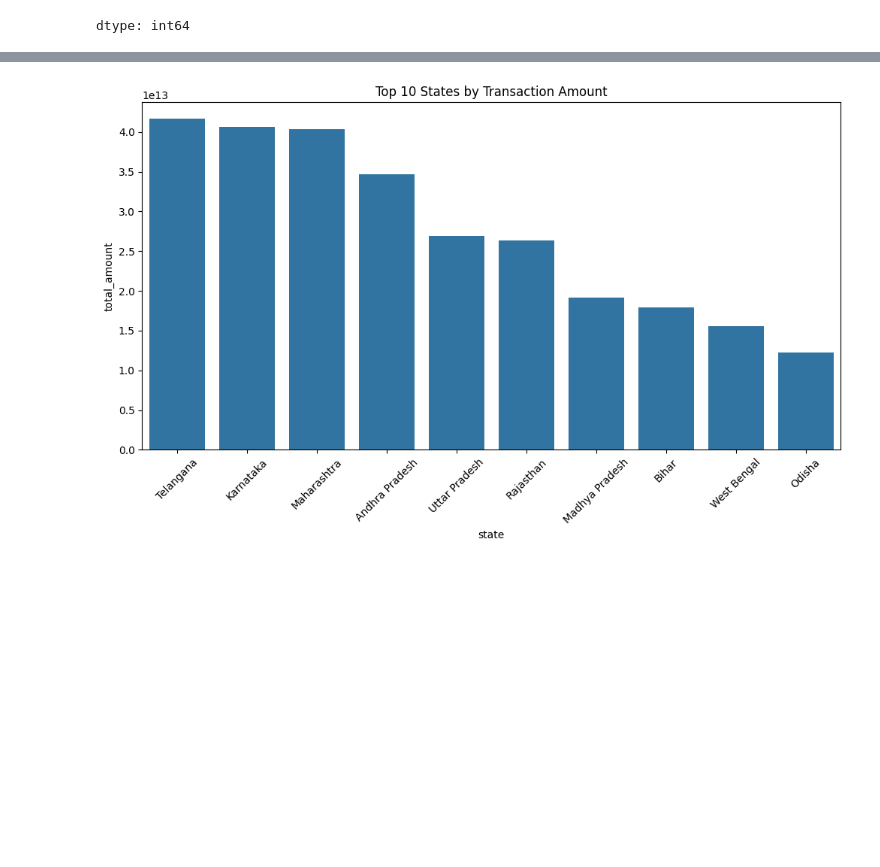
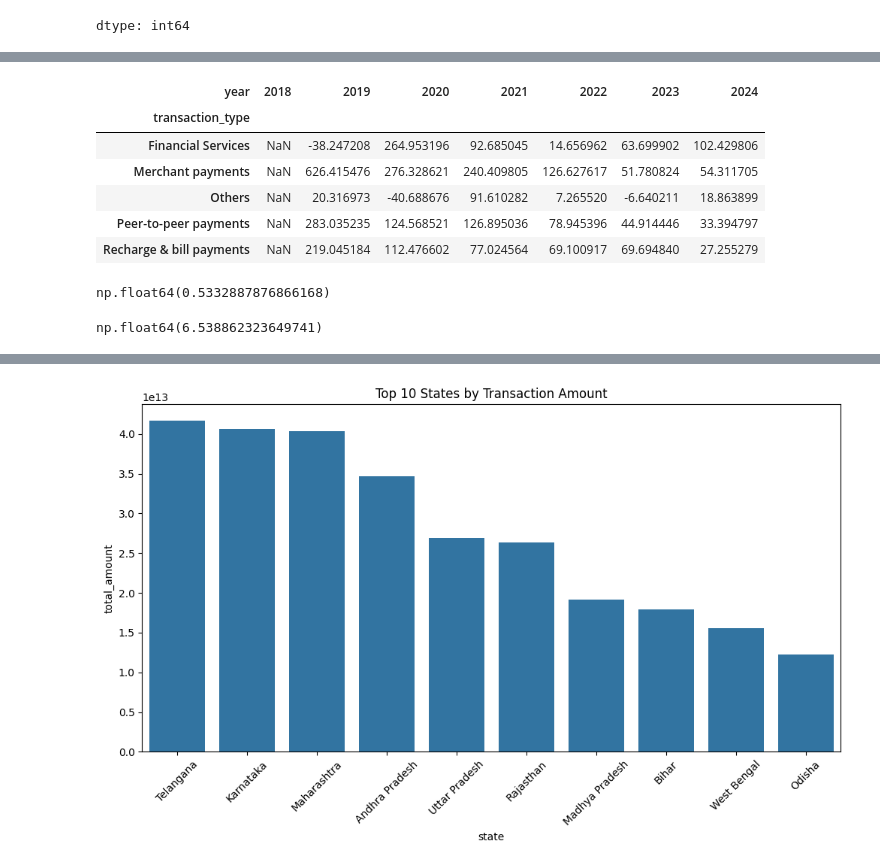
Before and after one commit to maiaragoudapatil-art/phonepe_new_data, a Jupyter notebook: phonepe.ipynb, the cells around one changed output, grey strips where cells are left out. Saved outputs shown, nothing was run; the diff lists cells and outputs as text; code cells hidden in the pictures; blank space fills up the shorter version.

```diff
--- a/phonepe.ipynb
+++ b/phonepe.ipynb
@@ -293,0 +438,29 @@ df['avg_transaction_value'] = df['amount'] / df['count']
+# %%
+category_growth = (
+    df.groupby(["transaction_type", "year"])["amount"]
+    .sum()
+    .unstack()
+)
+
+category_growth.pct_change(axis=1) * 100
+# %% [output]
+| year | 2018 | 2019 | 2020 | 2021 | 2022 | 2023 | 2024 |
+| transaction_type |  |  |  |  |  |  |  |
+| Financial Services | NaN | -38.247208 | 264.953196 | 92.685045 | 14.656962 | 63.699902 | 102.429806 |
+| Merchant payments | NaN | 626.415476 | 276.328621 | 240.409805 | 126.627617 | 51.780824 | 54.311705 |
+| Others | NaN | 20.316973 | -40.688676 | 91.610282 | 7.265520 | -6.640211 | 18.863899 |
+| Peer-to-peer payments | NaN | 283.035235 | 124.568521 | 126.895036 | 78.945396 | 44.914446 | 33.394797 |
+| Recharge & bill payments | NaN | 219.045184 | 112.476602 | 77.024564 | 69.100917 | 69.694840 | 27.255279 |
+# %%
+state_total = df.groupby("state")["amount"].sum()
+share = state_total / state_total.sum()
+
+top_5_share = share.sort_values(ascending=False).head(5).sum()
+
+top_5_share
+# %% [output]
+np.float64(0.5332887876866168)
+# %%
+df["amount"].skew()
+# %% [output]
+np.float64(6.538862323649741)
```
Also changed, not shown: parts of 12 cells of this notebook.
